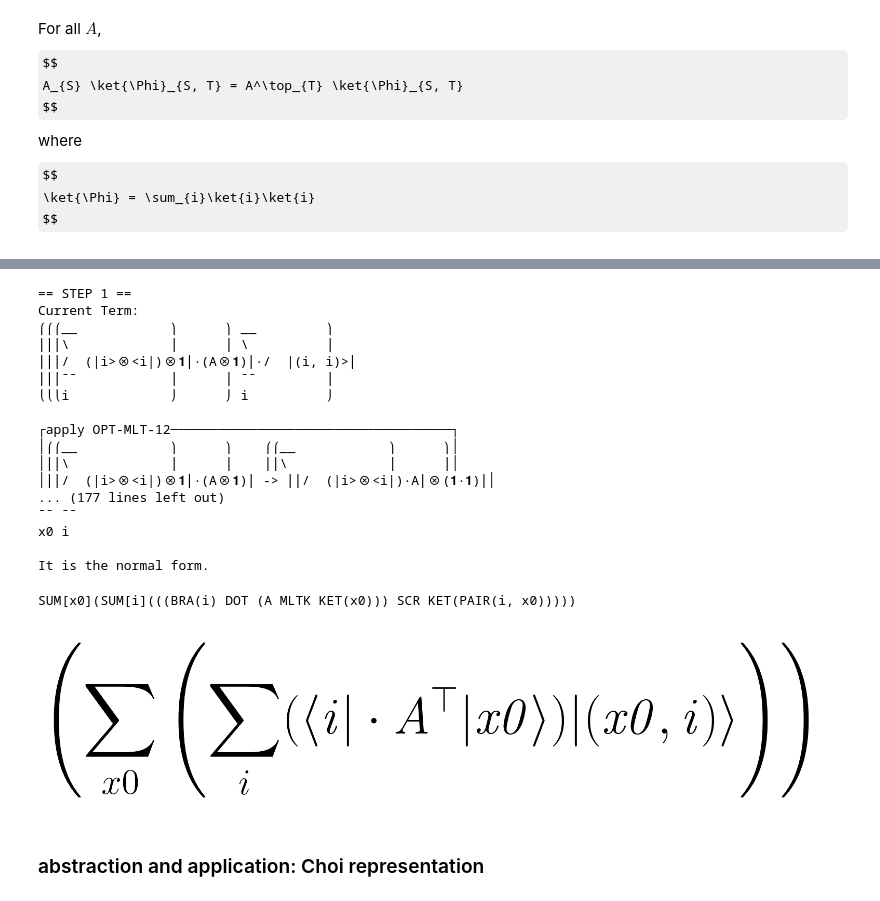
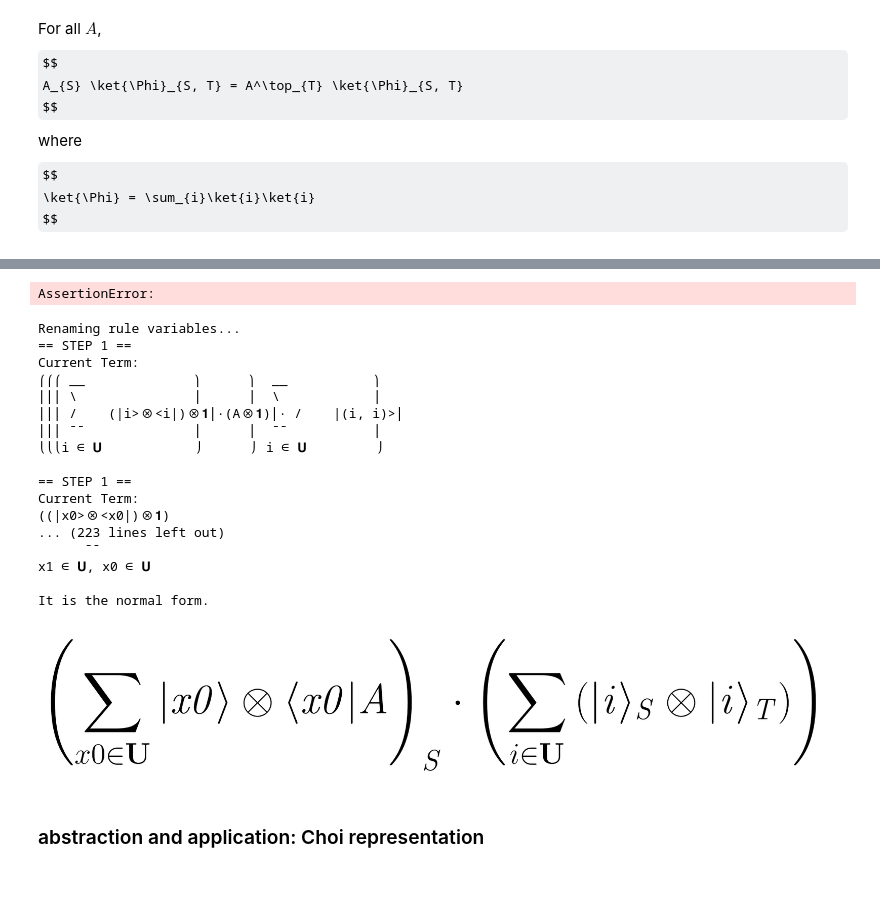
Before and after one commit to LucianoXu/28-Dirac3, a Jupyter notebook: demo.ipynb, the cells around one changed output, grey strips where cells are left out. Cells and saved outputs as stored; diff of their text form; code cells hidden in the pictures; some formulas as TeX source.

Commit message:
rule directions adjusted

```diff
--- a/demo.ipynb
+++ b/demo.ipynb
@@ -10,5 +10,6 @@ from wolframclient.language import wl, wlexpr
 session = WolframLanguageSession()
 # %%
 from diracdec import *
-from diracdec import dirac_bigop_delta_parse as parse, dirac_bigop_delta_trs as trs
+from diracdec import dirac_bigop_delta_trs, label_trs
+trs = dirac_bigop_delta_trs + label_trs
 # %%
@@ -133,14 +84,12 @@ $$
 # %%
 a = parse('''
                 (
-                    (
-                        SUM(i, KET(i) OUTER BRA(i)) TSR 1O
-                    )
-                    MLTO (A TSR 1O)
+
+                   (SUM(i, KET(i) OUTER BRA(i))[S]) MLTO (A[S])
                 )
                 MLTK
                 (
-                    SUM(i, KET(PAIR(i, i)))
+                    SUM(i, KET(PAIR(i, i))[PAIRR(S, T)])
                 )
             ''')
 
@@ -165,32 +114,33 @@ b.render_tex()
 norm_a = trs.normalize(a)
 norm_b = trs.normalize(b)
 
-assert trs.normalize(juxt(sumeq(norm_a))) == trs.normalize(juxt(sumeq(norm_b)))
+assert trs.normalize(juxt(norm_a)) == trs.normalize(juxt(norm_b))
+# %% [output]
+AssertionError:
 # %%
 trs.normalize(a, verbose=True)
 # %% [output]
+Renaming rule variables...
 == STEP 1 ==
 Current Term:
-⎛⎛⎛__            ⎞      ⎞ __         ⎞
-⎜⎜⎜\             ⎟      ⎟ \          ⎟
-⎜⎜⎜/  (|i>⊗<i|)⊗𝟏⎟·(A⊗𝟏)⎟·/  |(i, i)>⎟
-⎜⎜⎜‾‾            ⎟      ⎟ ‾‾         ⎟
-⎝⎝⎝i             ⎠      ⎠ i          ⎠
+⎛⎛⎛ __              ⎞      ⎞  __           ⎞
+⎜⎜⎜ \               ⎟      ⎟  \            ⎟
+⎜⎜⎜ /    (|i>⊗<i|)⊗𝟏⎟·(A⊗𝟏)⎟· /    |(i, i)>⎟
+⎜⎜⎜ ‾‾              ⎟      ⎟  ‾‾           ⎟
+⎝⎝⎝i ∈ 𝐔            ⎠      ⎠ i ∈ 𝐔         ⎠
 
-┌apply OPT-MLT-12────────────────────────────────────┐
-│⎛⎛__            ⎞      ⎞    ⎛⎛__            ⎞      ⎞│
-│⎜⎜\             ⎟      ⎟    ⎜⎜\             ⎟      ⎟│
-│⎜⎜/  (|i>⊗<i|)⊗𝟏⎟·(A⊗𝟏)⎟ -> ⎜⎜/  (|i>⊗<i|)·A⎟⊗(𝟏·𝟏)⎟│
-... (177 lines left out)
-‾‾ ‾‾
-x0 i
+== STEP 1 ==
+Current Term:
+((|x0>⊗<x0|)⊗𝟏)
+... (223 lines left out)
+      ‾‾
+x1 ∈ 𝐔, x0 ∈ 𝐔
 
 It is the normal form.
-SUM[x0](SUM[i](((BRA(i) DOT (A MLTK KET(x0))) SCR KET(PAIR(i, x0)))))
 # %%
-trs.normalize(b).render_tex()
+trs.normalize(a).render_tex()
 # %% [output]
-[figure, old version]
+[figure, new version]
 # %% [markdown]
 ### abstraction and application: Choi representation
 # %%
```
Also changed, not shown: parts of 17 cells of this notebook, 3 other files.
